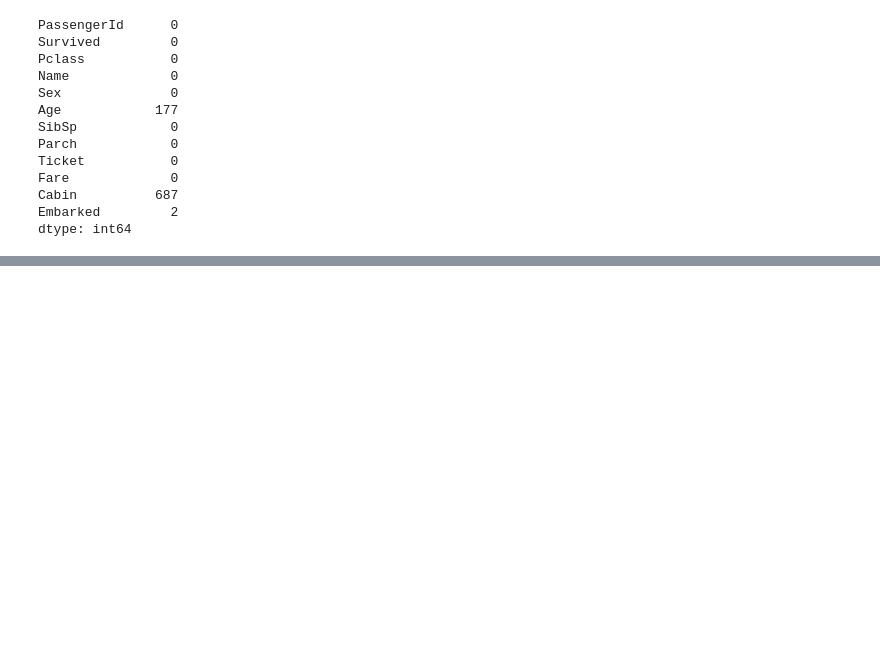
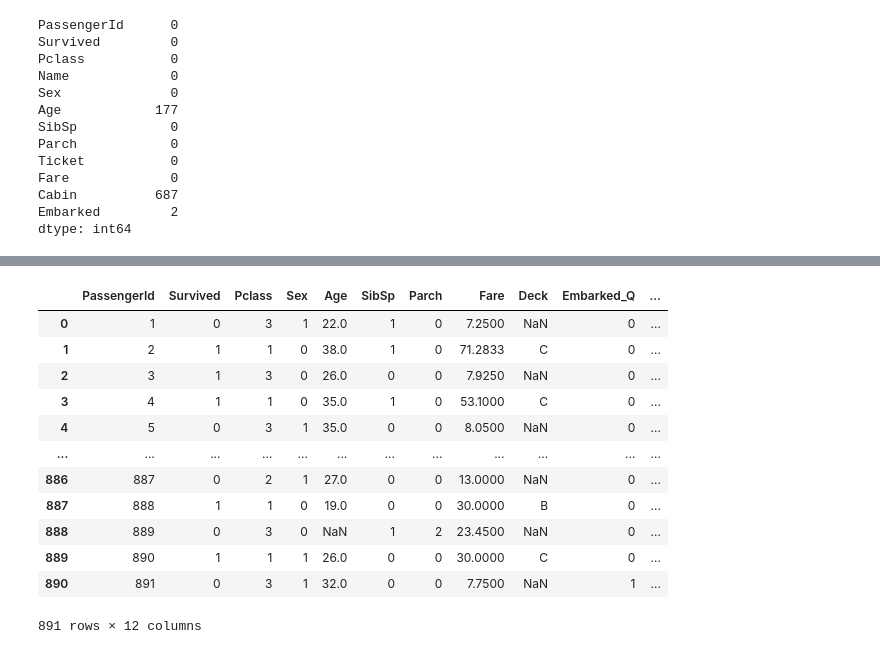
Before and after one commit to jacksonjgee/SVM-Titanic, a Jupyter notebook: SVM-Titanic.ipynb, the cells around one changed output, grey strips where cells are left out. Saved outputs shown, nothing was run; the diff lists cells and outputs as text; code cells hidden in the pictures; blank space fills up the shorter version.

Commit message:
Data cleaning and encoding: handled categorical data and deck imputation

```diff
--- a/SVM-Titanic.ipynb
+++ b/SVM-Titanic.ipynb
@@ -146,16 +117,0 @@ Name: Survived, dtype: float64
-# %%
-## Encode Sex as numerical values
-df['Sex_encoded'] = df['Sex'].map({'male': 0, 'female': 1})
-
-## Encode Embarcked as a numerical value
-df['Embarked_encoded'] = df['Embarked'].map({'S': -1, 'C': 0, 'Q': 1})
-
-## Create Correlation matrix of data
-corr_matrix = df[['Survived', 'Pclass', 'Age', 'SibSp', 'Parch', 'Fare','Embarked_encoded', 'Sex_encoded']].corr()
-survived_corr = corr_matrix.loc['Survived'].drop('Survived')
-print(survived_corr)
-
-# Plot  heatmap
-sea.heatmap(survived_corr.to_frame(), annot=True, cmap='coolwarm', vmin=-1, vmax=1)
-plt.title("Features Correlated with Survival (Ranked by Strength)")
-plt.show()
@@ -171,0 +124,3 @@ Name: Survived, dtype: float64
+# %%
+df["Sex"] = df["Sex"].map({'male': 1, 'female': 0})
+df.head()
@@ -171,0 +134,3 @@ Name: Survived, dtype: float64
+# %%
+df = df.drop(['Name','Ticket'], axis = 1)
+df.head()
@@ -171,0 +144,6 @@ Name: Survived, dtype: float64
+# %%
+df["Embarked_Q"] = (df["Embarked"] == "Q").astype(int)
+df["Embarked_S"] = (df["Embarked"] == "S").astype(int)
+df["Embarked_C"] = (df["Embarked"] == "C").astype(int)
+df = df.drop("Embarked", axis = 1)
+df.head(10)
@@ -171,0 +162,19 @@ Name: Survived, dtype: float64
+# %%
+df["Cabin"] = df.Cabin.astype(str).str[0]
+df.rename(columns = {'Cabin':'Deck'}, inplace = True)
+df['Deck'] = df['Deck'].replace(['n', 'T'], np.nan)
+df
+# %% [output]
+|  | PassengerId | Survived | Pclass | Sex | Age | SibSp | Parch | Fare | Deck | Embarked_Q | ... |
+| 0 | 1 | 0 | 3 | 1 | 22.0 | 1 | 0 | 7.2500 | NaN | 0 | ... |
+| 1 | 2 | 1 | 1 | 0 | 38.0 | 1 | 0 | 71.2833 | C | 0 | ... |
+| 2 | 3 | 1 | 3 | 0 | 26.0 | 0 | 0 | 7.9250 | NaN | 0 | ... |
+| 3 | 4 | 1 | 1 | 0 | 35.0 | 1 | 0 | 53.1000 | C | 0 | ... |
+| 4 | 5 | 0 | 3 | 1 | 35.0 | 0 | 0 | 8.0500 | NaN | 0 | ... |
+| ... | ... | ... | ... | ... | ... | ... | ... | ... | ... | ... | ... |
+| 886 | 887 | 0 | 2 | 1 | 27.0 | 0 | 0 | 13.0000 | NaN | 0 | ... |
+| 887 | 888 | 1 | 1 | 0 | 19.0 | 0 | 0 | 30.0000 | B | 0 | ... |
+| 888 | 889 | 0 | 3 | 0 | NaN | 1 | 2 | 23.4500 | NaN | 0 | ... |
+| 889 | 890 | 1 | 1 | 1 | 26.0 | 0 | 0 | 30.0000 | C | 0 | ... |
+| 890 | 891 | 0 | 3 | 1 | 32.0 | 0 | 0 | 7.7500 | NaN | 1 | ... |
+891 rows × 12 columns
```
Also changed, not shown: parts of 17 cells of this notebook, 1 other file.
